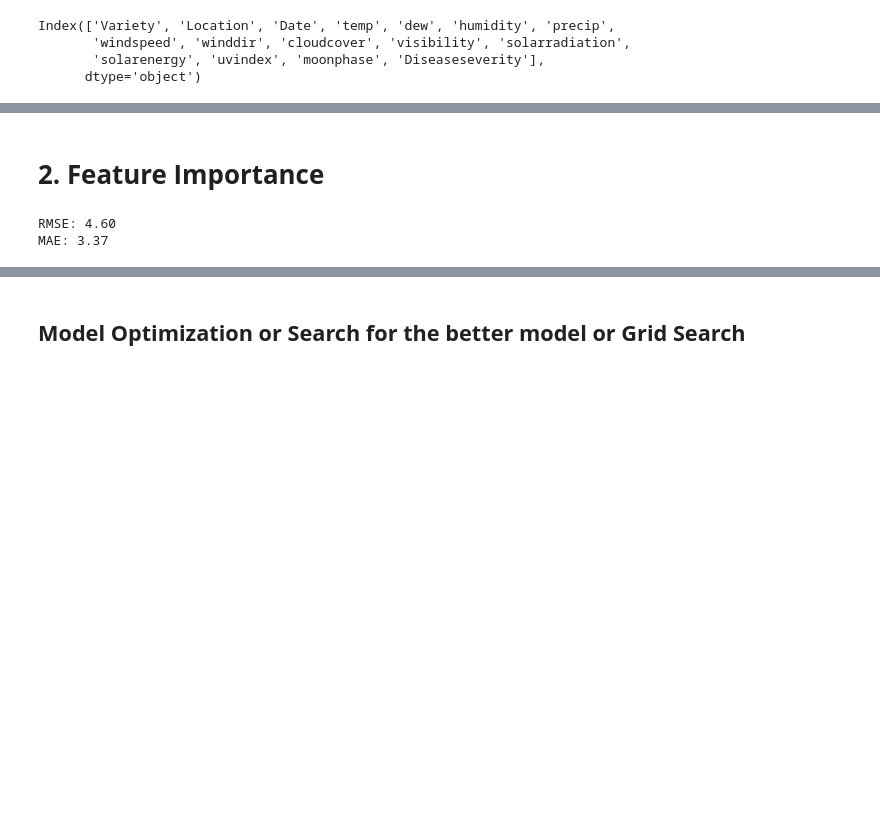
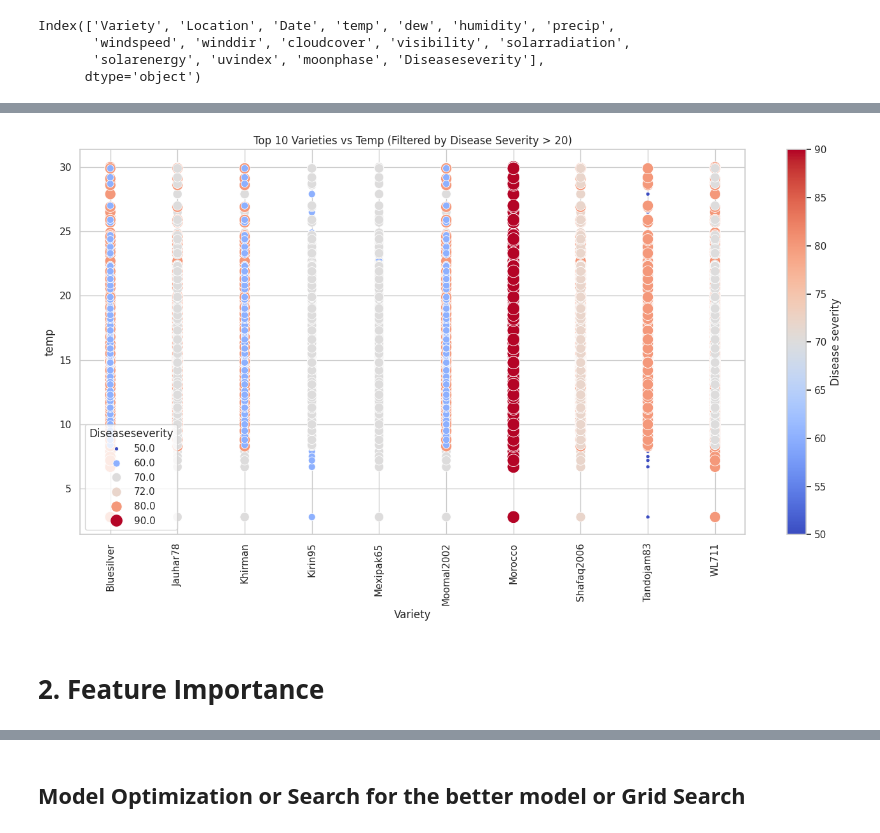
Before and after one commit to Ash100/Minor, a Jupyter notebook: DataScience_Project_on_Agri_Data.ipynb, the cells around one changed output, grey strips where cells are left out. Drawn from its saved outputs; the diff is of its cells as text; code cells hidden in the pictures; blank space fills up the shorter version.

```diff
--- a/DataScience_Project_on_Agri_Data.ipynb
+++ b/DataScience_Project_on_Agri_Data.ipynb
@@ -185,21 +334,49 @@ plt.show()
 # %%
-# 4. Scatter plots of pollutants vs. meteorological conditions with color based on humidity
-plt.figure(figsize=(14,8))
+import pandas as pd
+import matplotlib.pyplot as plt
+import seaborn as sns
 
-# Temperature vs PM2.5 with color indicating humidity levels
-scatter = sns.scatterplot(x='NO2', y='SO2', data=df, hue='Humidity', palette='coolwarm', size='Humidity', sizes=(20, 200))
+# Set the seaborn theme for better visuals
+sns.set_theme(style="whitegrid")
+
+# Set your disease severity threshold
+severity_threshold = 20  # Example threshold, adjust as needed
+
+# Filter the DataFrame for rows where Diseaseseverity is above the threshold
+df_filtered = df[df['Diseaseseverity'] > severity_threshold]
+
+# Find the top 10 varieties with the highest average disease severity
+top_varieties = df_filtered.groupby('Variety')['Diseaseseverity'].mean().nlargest(10).index
+
+# Filter the DataFrame to include only these top varieties
+df_top_varieties = df_filtered[df_filtered['Variety'].isin(top_varieties)]
+
+# Create the scatter plot for the filtered data (top 10 varieties)
+plt.figure(figsize=(14, 8))
+
+# Temperature vs Variety with color indicating Disease Severity levels
+scatter = sns.scatterplot(x='Variety', y='temp', data=df_top_varieties,
+                          hue='Diseaseseverity', palette='coolwarm',
+                          size='Diseaseseverity', sizes=(20, 200))
 
 # Adding the color bar using the scatter plot's collections
-norm = plt.Normalize(df['Humidity'].min(), df['Humidity'].max())
+norm = plt.Normalize(df_top_varieties['Diseaseseverity'].min(), df_top_varieties['Diseaseseverity'].max())
 sm = plt.cm.ScalarMappable(cmap='coolwarm', norm=norm)
 sm.set_array([])  # Empty array for compatibility
-plt.colorbar(sm, label='Humidity')  # Add color bar for humidity
+plt.colorbar(sm, label='Disease severity')  # Add color bar for Disease severity
 
-plt.title("Temperature vs PM2.5 (Colored by Humidity)")
+# Add titles and labels
+plt.title("Top 10 Varieties vs Temp (Filtered by Disease Severity > 20)")
+plt.xticks(rotation=90)  # Rotate x-axis labels for better readability
 plt.tight_layout()
-# Save the figure
-plt.savefig('Temp_Vs_PM2.5_Hue_Humidity.png')  # Save the figure as a PNG file
+
+# Save the figure as a PNG file
+plt.savefig('Top10_Varieties_Vs_Diseaseseverity_filtered.png', dpi=600, bbox_inches='tight')
+
+# Show the plot
 plt.show()
+# %% [output]
+[figure, added]
 # %%
 plt.subplot(1,2,2)
 sns.scatterplot(x='Humidity', y='SO2', data=df)
@@ -250,34 +387,0 @@ plt.show()
-# %%
-# Splitting the dataset into training and testing sets
-from sklearn.model_selection import train_test_split
-X_train, X_test, y_train, y_test = train_test_split(X, y, test_size=0.2, random_state=42)
-
-# Fit the Random Forest model
-from sklearn.ensemble import RandomForestRegressor
-from sklearn.metrics import mean_squared_error, mean_absolute_error
-import numpy as np
-
-model = RandomForestRegressor(random_state=42)
-model.fit(X_train, y_train)
-
-# Predictions
-y_pred = model.predict(X_test)
-
-# Calculate RMSE and other metrics
-rmse = np.sqrt(mean_squared_error(y_test, y_pred))
-mae = mean_absolute_error(y_test, y_pred)
-
-print(f"RMSE: {rmse:.2f}")
-print(f"MAE: {mae:.2f}")
-
-# Get feature importance
-importances = model.feature_importances_
-
-# Create a DataFrame for feature importance
-feature_importance_df = pd.DataFrame({
-    'Feature': X.columns,
-    'Importance': importances
-}).sort_values(by='Importance', ascending=False)
-# %% [output]
-RMSE: 4.60
-MAE: 3.37
```
Also changed, not shown: parts of 18 cells of this notebook.
